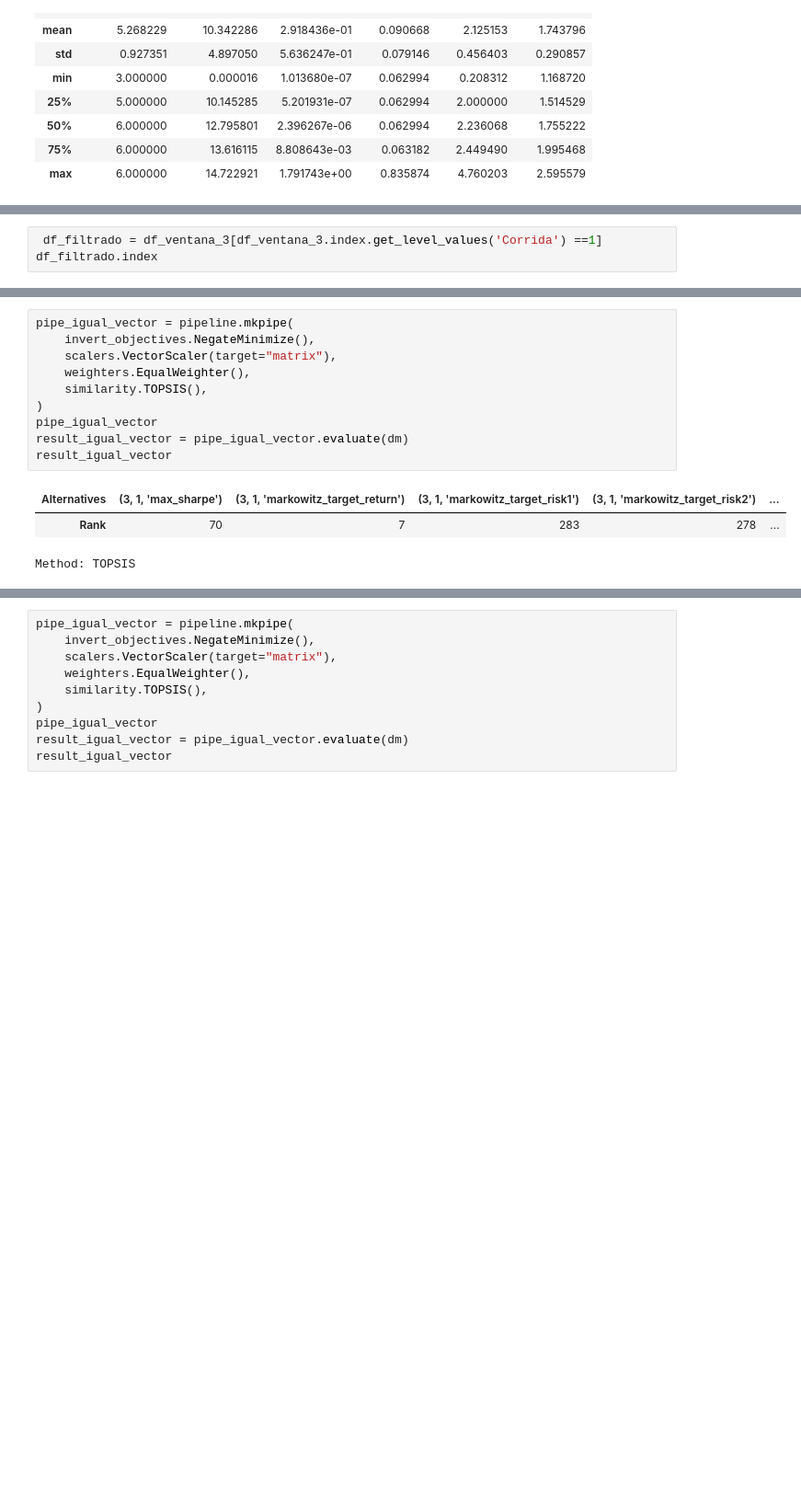
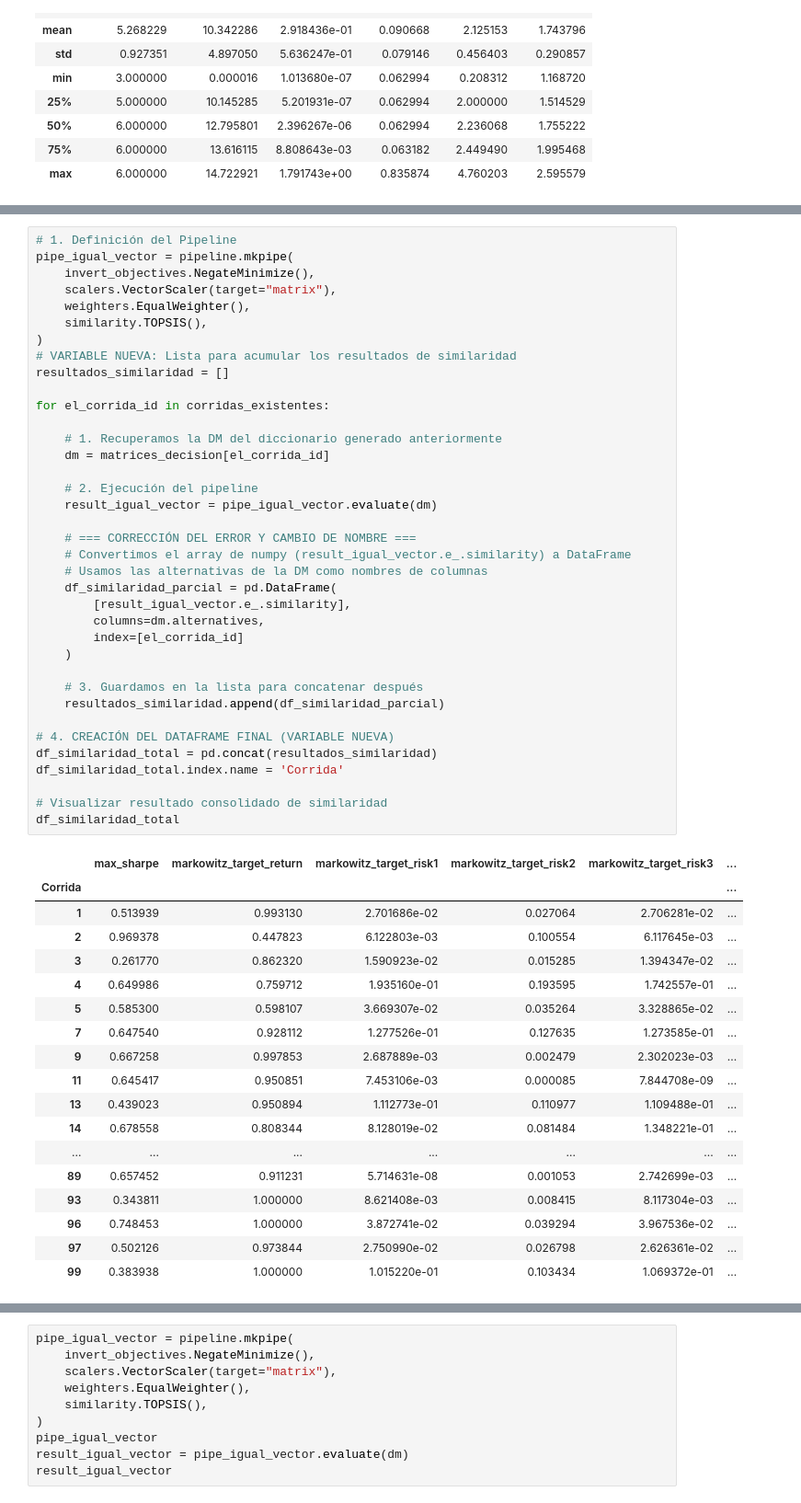
Before and after one commit to nluczywo/indicador, a Jupyter notebook: simu.ipynb, the cells around one changed output, grey strips where cells are left out. Shown at 92% size. Cells and saved outputs as stored; diff of their text form; blank space fills up the shorter version.

```diff
--- a/simu.ipynb
+++ b/simu.ipynb
@@ -342,6 +339,3 @@ corridas_existentes
  96,
  97,
  99]
-# %%
- df_filtrado = df_ventana_3[df_ventana_3.index.get_level_values('Corrida') ==1]
-df_filtrado.index
@@ -393,14 +381,56 @@ for el_corrida_id in corridas_existentes:
 # %%
+# 1. Definición del Pipeline
 pipe_igual_vector = pipeline.mkpipe(
     invert_objectives.NegateMinimize(),
     scalers.VectorScaler(target="matrix"),
     weighters.EqualWeighter(),
     similarity.TOPSIS(),
 )
-pipe_igual_vector
-result_igual_vector = pipe_igual_vector.evaluate(dm)
-result_igual_vector
+# VARIABLE NUEVA: Lista para acumular los resultados de similaridad
+resultados_similaridad = []
+
+for el_corrida_id in corridas_existentes:
+
+    # 1. Recuperamos la DM del diccionario generado anteriormente
+    dm = matrices_decision[el_corrida_id]
+
+    # 2. Ejecución del pipeline
+    result_igual_vector = pipe_igual_vector.evaluate(dm)
+
+    # === CORRECCIÓN DEL ERROR Y CAMBIO DE NOMBRE ===
+    # Convertimos el array de numpy (result_igual_vector.e_.similarity) a DataFrame
+    # Usamos las alternativas de la DM como nombres de columnas
+    df_similaridad_parcial = pd.DataFrame(
+        [result_igual_vector.e_.similarity],
+        columns=dm.alternatives,
+        index=[el_corrida_id]
+    )
+
+    # 3. Guardamos en la lista para concatenar después
+    resultados_similaridad.append(df_similaridad_parcial)
+
+# 4. CREACIÓN DEL DATAFRAME FINAL (VARIABLE NUEVA)
+df_similaridad_total = pd.concat(resultados_similaridad)
+df_similaridad_total.index.name = 'Corrida'
+
+# Visualizar resultado consolidado de similaridad
+df_similaridad_total
 # %% [output]
-| Alternatives | (3, 1, 'max_sharpe') | (3, 1, 'markowitz_target_return') | (3, 1, 'markowitz_target_risk1') | (3, 1, 'markowitz_target_risk2') | ... |
-| Rank | 70 | 7 | 283 | 278 | ... |
+|  | max_sharpe | markowitz_target_return | markowitz_target_risk1 | markowitz_target_risk2 | markowitz_target_risk3 | ... |
+| Corrida |  |  |  |  |  | ... |
+| 1 | 0.513939 | 0.993130 | 2.701686e-02 | 0.027064 | 2.706281e-02 | ... |
+| 2 | 0.969378 | 0.447823 | 6.122803e-03 | 0.100554 | 6.117645e-03 | ... |
+| 3 | 0.261770 | 0.862320 | 1.590923e-02 | 0.015285 | 1.394347e-02 | ... |
+| 4 | 0.649986 | 0.759712 | 1.935160e-01 | 0.193595 | 1.742557e-01 | ... |
+| 5 | 0.585300 | 0.598107 | 3.669307e-02 | 0.035264 | 3.328865e-02 | ... |
+| 7 | 0.647540 | 0.928112 | 1.277526e-01 | 0.127635 | 1.273585e-01 | ... |
+| 9 | 0.667258 | 0.997853 | 2.687889e-03 | 0.002479 | 2.302023e-03 | ... |
+| 11 | 0.645417 | 0.950851 | 7.453106e-03 | 0.000085 | 7.844708e-09 | ... |
+| 13 | 0.439023 | 0.950894 | 1.112773e-01 | 0.110977 | 1.109488e-01 | ... |
+| 14 | 0.678558 | 0.808344 | 8.128019e-02 | 0.081484 | 1.348221e-01 | ... |
+| ... | ... | ... | ... | ... | ... | ... |
+| 89 | 0.657452 | 0.911231 | 5.714631e-08 | 0.001053 | 2.742699e-03 | ... |
+| 93 | 0.343811 | 1.000000 | 8.621408e-03 | 0.008415 | 8.117304e-03 | ... |
+| 96 | 0.748453 | 1.000000 | 3.872741e-02 | 0.039294 | 3.967536e-02 | ... |
+| 97 | 0.502126 | 0.973844 | 2.750990e-02 | 0.026798 | 2.626361e-02 | ... |
+| 99 | 0.383938 | 1.000000 | 1.015220e-01 | 0.103434 | 1.069372e-01 | ... |
-Method: TOPSIS
```
Also changed, not shown: parts of 8 cells of this notebook.
